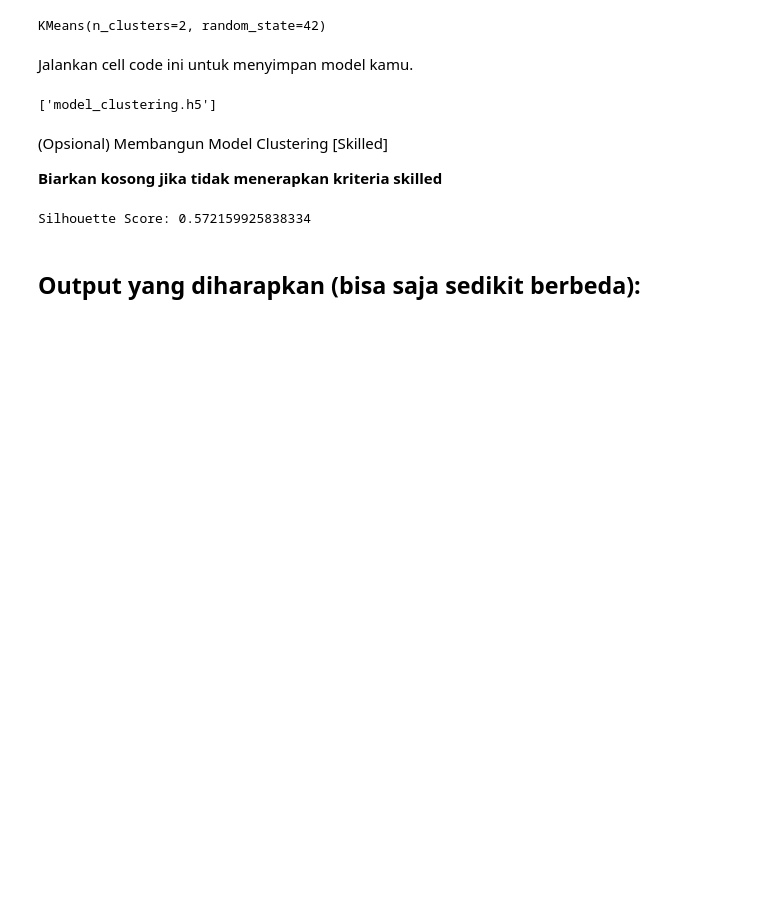
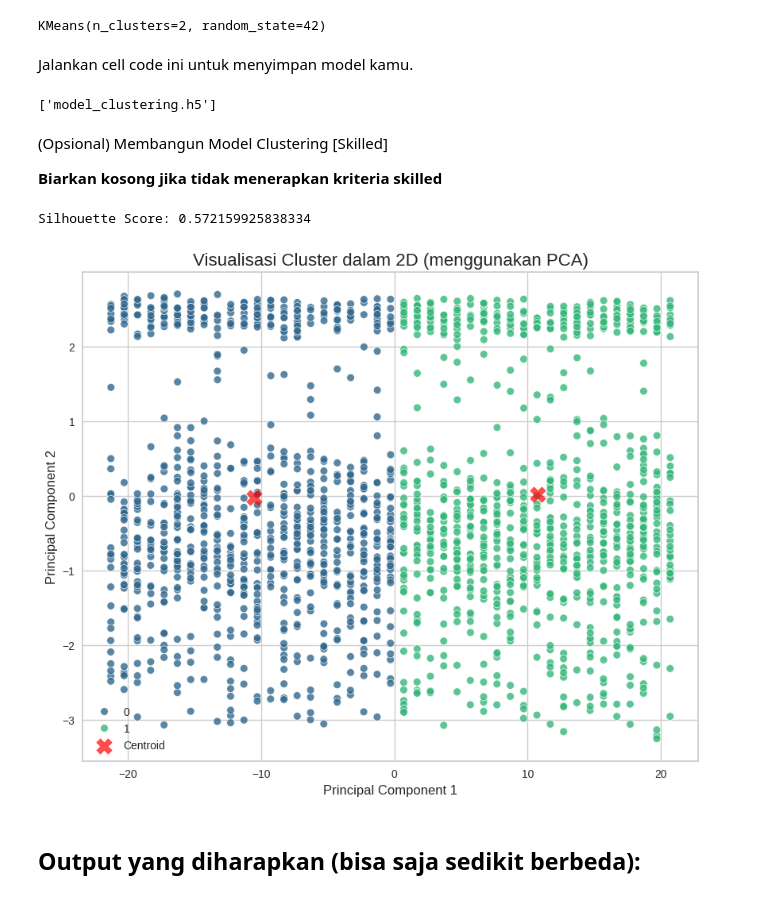
Before and after one commit to muchammadwr/bank-segmentation-customers, a Jupyter notebook: notebooks/[Clustering]_Submission_Akhir_BMLP_MuchammadWildanAlkautsar.ipynb, the cells around one changed output. Saved outputs shown, nothing was run; the diff lists cells and outputs as text; code cells hidden in the pictures; blank space fills up the shorter version.

```diff
--- a/notebooks/[Clustering]_Submission_Akhir_BMLP_MuchammadWildanAlkautsar.ipynb
+++ b/notebooks/[Clustering]_Submission_Akhir_BMLP_MuchammadWildanAlkautsar.ipynb
@@ -681,38 +681,40 @@ Silhouette Score: 0.572159925838334
 ### MULAI CODE ###
 
 # Buat (instantiate) objek PCA untuk 2 komponen (n_components=2)
-pca = ________(n_components=________)
+pca = PCA(n_components=2)
 
 # Terapkan (fit) PCA ke data 'df' dan transformasikan data tersebut
-df_pca = pca.________(df)
+df_pca = pca.fit_transform(df)
 
 # Buat DataFrame baru 'df_pca' dari hasil transformasi
 df_pca = pd.DataFrame(data=df_pca, columns=['Principal Component 1', 'Principal Component 2'])
 
 # Tambahkan kolom 'Cluster' ke 'df_pca' menggunakan 'labels'(variabel dari hasil 'kmeans.labels_' sebelumnya)
-df_pca['Cluster'] = ________
+df_pca['Cluster'] = labels
 
 # Buat scatter plot menggunakan Seaborn
 plt.figure(figsize=(10, 8))
-sns.________(
+sns.scatterplot(
     x='Principal Component 1',
     y='Principal Component 2',
-    ________='Cluster',  # Warnai titik berdasarkan kolom 'Cluster'
+    hue ='Cluster',  # Warnai titik berdasarkan kolom 'Cluster'
     palette=sns.color_palette("viridis", n_colors=2),
     data=df_pca,
     legend="full",
     alpha=0.8
 )
 
 ### SELESAI CODE ###
 
 plt.title('Visualisasi Cluster dalam 2D (menggunakan PCA)', fontsize=16)
 plt.xlabel('Principal Component 1', fontsize=12)
 plt.ylabel('Principal Component 2', fontsize=12)
 centers = pca.transform(model.cluster_centers_)
 plt.scatter(centers[:, 0], centers[:, 1], c='red', s=200, alpha=0.7, marker='X', label='Centroid')
 plt.legend()
 plt.show()
+# %% [output]
+[figure, added]
 # %% [markdown]
 ## **Output yang diharapkan** (bisa saja sedikit berbeda)**:**
 # %% [markdown]
```
Also changed, not shown: parts of 11 cells of this notebook, 1 other file.
